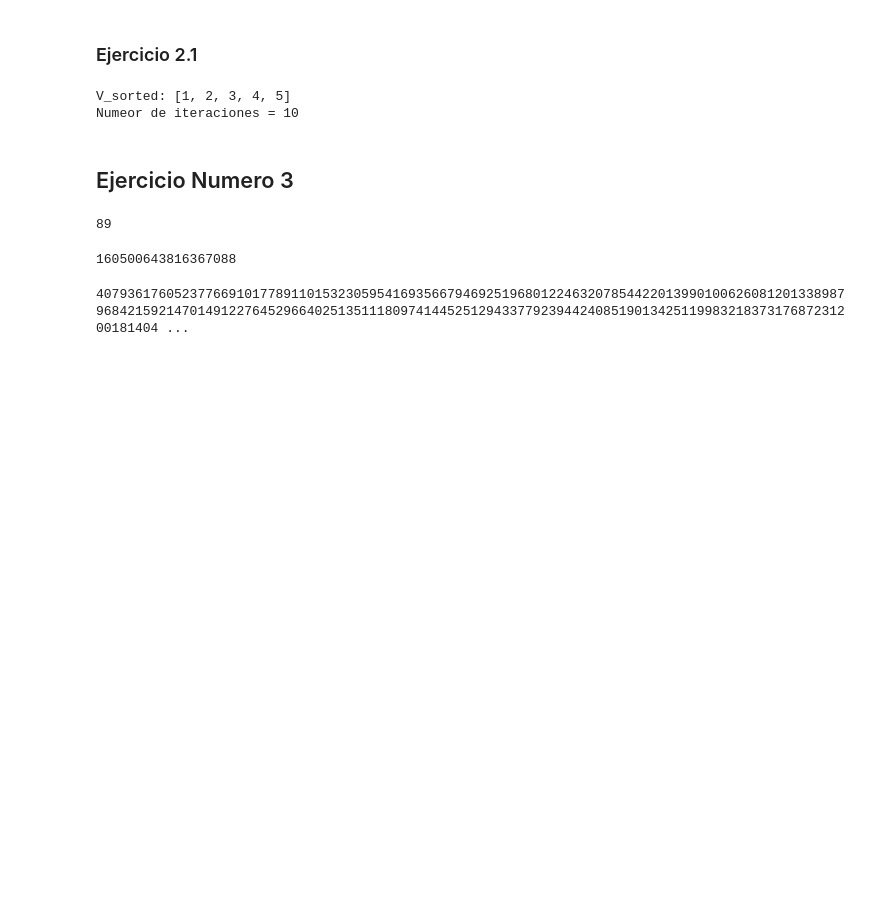
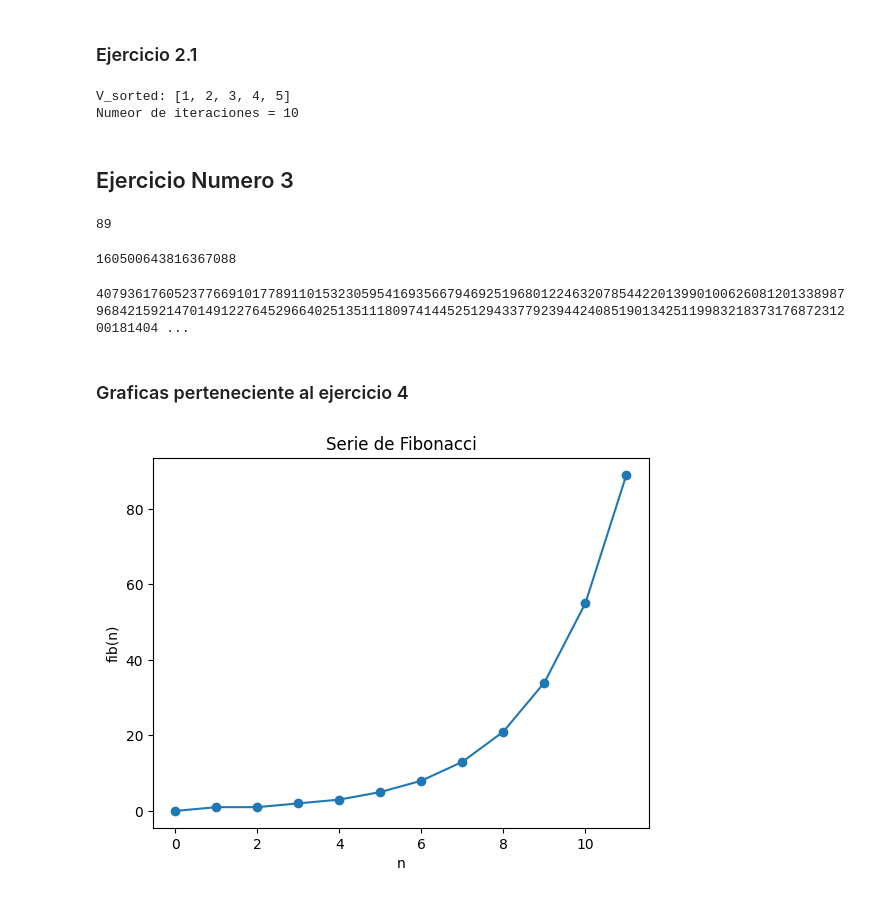
Before and after one commit to Lenin27Amangandi/Workspace-Metodos-Numericos-2k25A-, a Jupyter notebook: taller.ipynb, the cells around one changed output. Saved outputs shown, nothing was run; the diff lists cells and outputs as text; code cells hidden in the pictures; blank space fills up the shorter version.

Commit message:
:construction: Elaboracion del 4 ejercicio

```diff
--- a/taller.ipynb
+++ b/taller.ipynb
@@ -121,0 +122,14 @@ print(alg_03(1531))
+# %% [markdown]
+### Graficas perteneciente al ejercicio 4
+# %%
+import matplotlib.pyplot as plt
+
+n = 11
+fibs = [alg_03(i) for i in range(n+1)]
+plt.plot(range(n+1), fibs, marker='o')
+plt.title("Serie de Fibonacci")
+plt.xlabel("n")
+plt.ylabel("fib(n)")
+plt.show()
+# %% [output]
+[figure, added]
```
Also changed, not shown: parts of 4 cells of this notebook.
